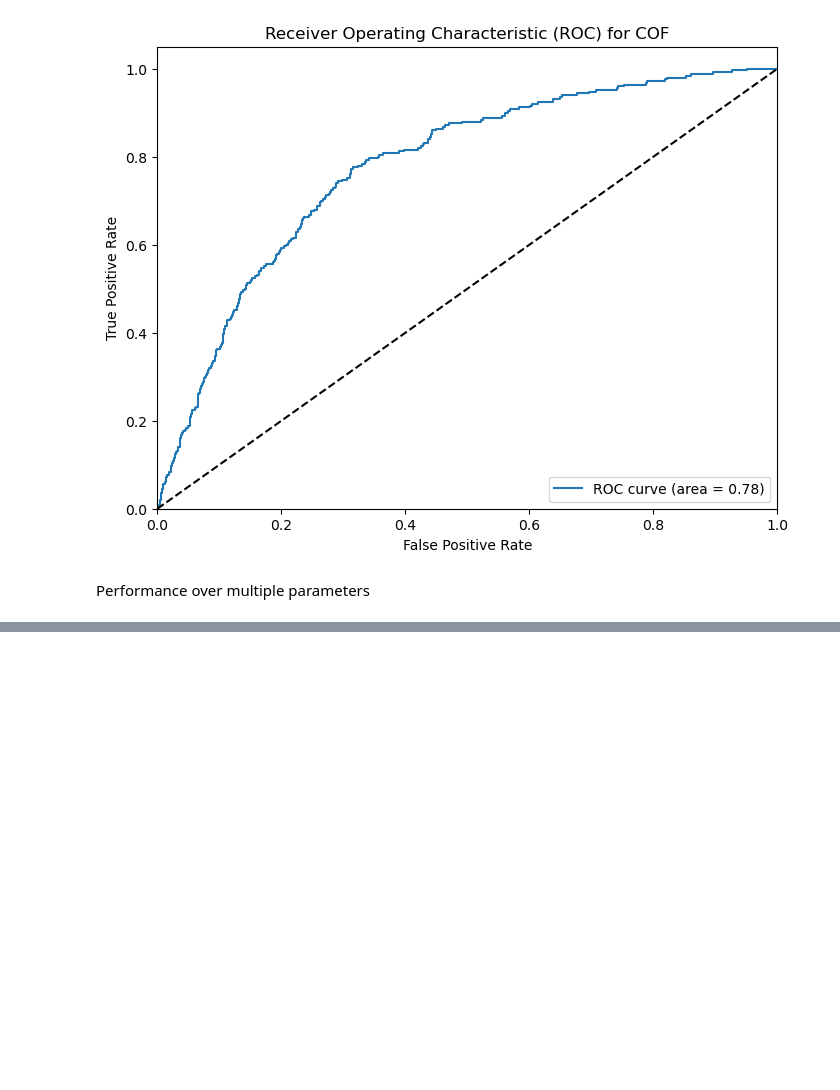
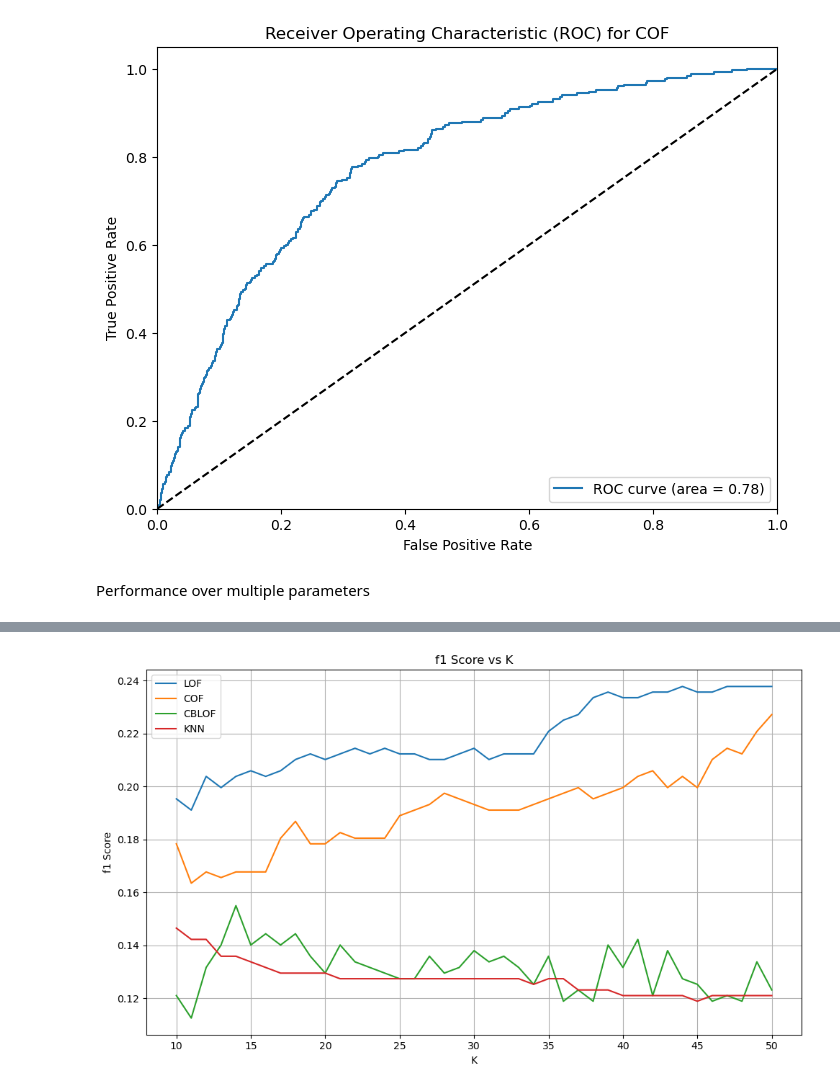
Before and after one commit to PuravJP/Comparative-Evaluation-of-Anomaly-Detection-Algorithms, a Jupyter notebook: Proximity-Based/annthyroid-prox.ipynb, the cells around one changed output, grey strips where cells are left out. Saved outputs shown, nothing was run; the diff lists cells and outputs as text; code cells hidden in the pictures; blank space fills up the shorter version.

```diff
--- a/Proximity-Based/annthyroid-prox.ipynb
+++ b/Proximity-Based/annthyroid-prox.ipynb
@@ -376,0 +483,25 @@ plt.show()
+# %%
+plt.figure(figsize=(10, 6))
+
+# Plot LOF AUC
+plt.plot(n_neighbors_list, f1_scores_lof, label='LOF')
+
+plt.plot(n_neighbors_list, f1_scores_cof, label='COF')
+# Plot CBLOF AUC
+plt.plot(n_neighbors_list, f1_scores_cblof, label='CBLOF')
+
+plt.plot(n_neighbors_list, f1_scores_knn, label='KNN')
+
+
+# Add labels and title
+plt.xlabel('K')
+plt.ylabel('f1 Score')
+plt.title('f1 Score vs K')
+plt.legend()
+
+# Show plot
+plt.grid(True)
+plt.tight_layout()
+plt.show()
+# %% [output]
+[figure, added]
```
Also changed, not shown: parts of 13 cells of this notebook, 2 other files.
